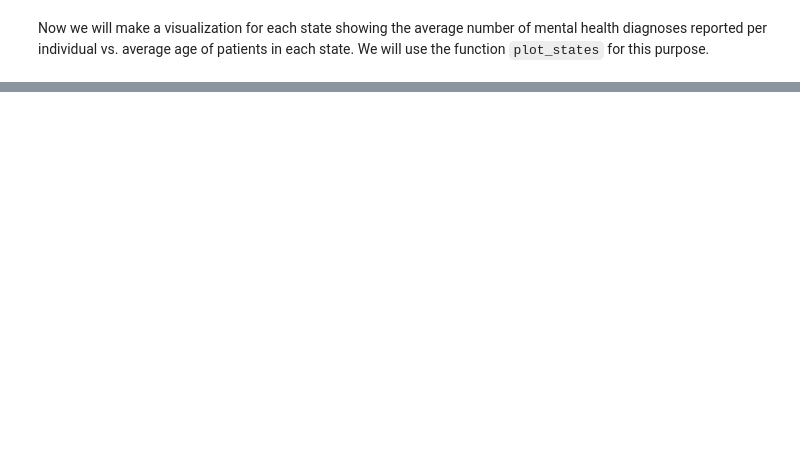
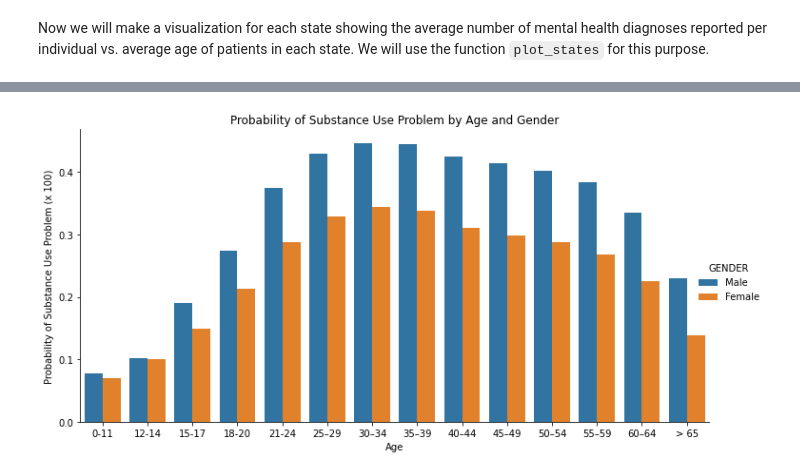
Before and after one commit to jenelle99/PIC16BProject, a Jupyter notebook: Project_Presentation2.ipynb, the cells around one changed output, grey strips where cells are left out. Saved outputs shown, nothing was run; the diff lists cells and outputs as text; code cells hidden in the pictures; blank space fills up the shorter version.

```diff
--- a/Project_Presentation2.ipynb
+++ b/Project_Presentation2.ipynb
@@ -311,0 +305,26 @@ plot_states(df)
+# %%
+df["SAP"] = df["SAP"].map({2.0:0,1.0:1})
+# %%
+import seaborn as sns
+
+label_age_range = ["0-11", "12-14", "15-17", "18-20", "21-24", "25–29", "30–34", "35–39", "40–44", "45–49",
+                "50–54", "55–59", "60–64", "> 65"]
+
+
+
+
+age_substance_use = sns.catplot(x="AGE", y="SAP", hue="GENDER", data=df, kind="bar",  ci=None, height=5, aspect=2, legend_out = True)
+age_substance_use.set_xticklabels(label_age_range)
+
+gender_list = ["Male","Female"]
+for t, l in zip(age_substance_use._legend.texts, gender_list): t.set_text(l)
+
+
+
+plt.title('Probability of Substance Use Problem by Age and Gender')
+plt.ylabel('Probability of Substance Use Problem (x 100)')
+plt.xlabel('Age')
+
+plt.show()
+# %% [output]
+[figure, added]
```
Also changed, not shown: parts of 5 cells of this notebook.
